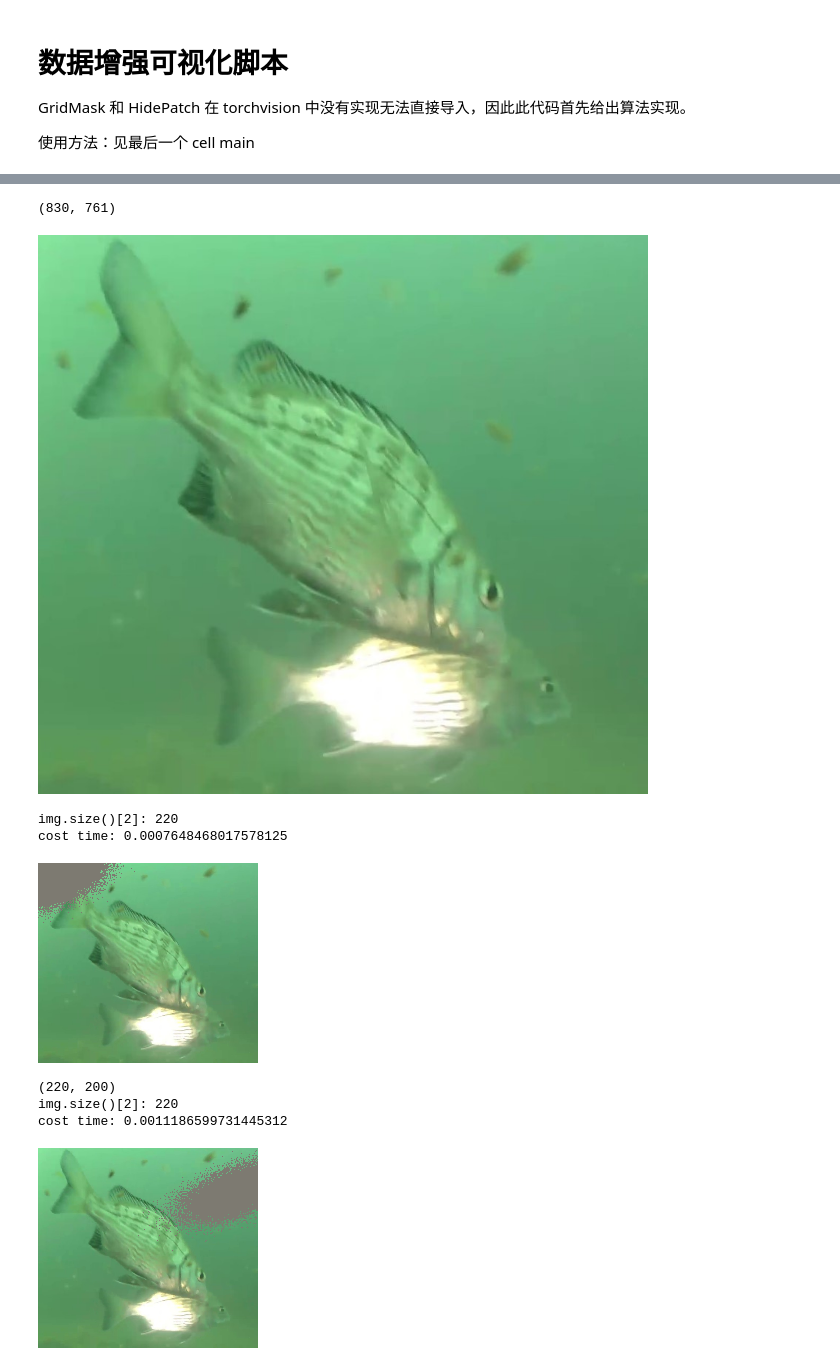
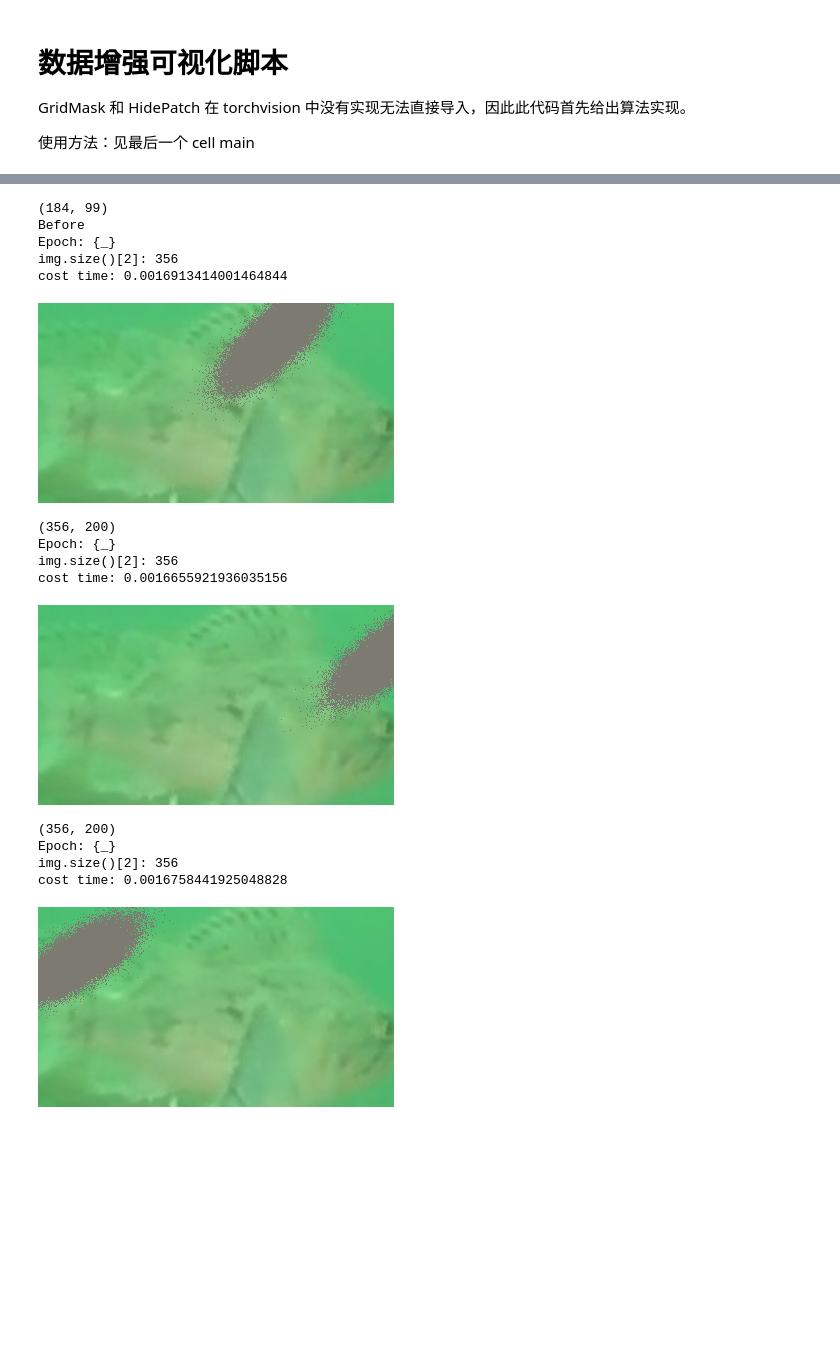
Before and after one commit to kuaizhiyan/FishTrack, a Jupyter notebook: fishtrack/data_augment_vis.ipynb, the cells around one changed output, grey strips where cells are left out. Cells and saved outputs as stored; diff of their text form; code cells hidden in the pictures; blank space fills up the shorter version.

```diff
--- a/fishtrack/data_augment_vis.ipynb
+++ b/fishtrack/data_augment_vis.ipynb
@@ -404,50 +393,99 @@ class HidePatch(object):
         return img
         # return Image.fromarray(img)
 
+class NormalizeRGB:
+    """ 自定义颜色归一化变换，减少水下图像的绿色偏移 """
+
+    def __init__(self, r_factor=1.2, g_factor=0.8, b_factor=1.1):
+        """
+        r_factor: 增强红色通道的系数
+        g_factor: 绿色通道的缩减系数
+        b_factor: 增强蓝色通道的系数
+        """
+        self.r_factor = r_factor
+        self.g_factor = g_factor
+        self.b_factor = b_factor
+
+    def __call__(self, img):
+        """
+        处理输入的 Tensor 图像，调整 RGB 通道
+        输入:
+            img: 形状为 (C, H, W) 的 Tensor，值范围 [0, 1]
+        输出:
+            处理后的 Tensor
+        """
+        if not isinstance(img, torch.Tensor):
+            raise TypeError("输入图像必须是 PyTorch Tensor")
+
+        if img.ndimension() != 3 or img.shape[0] != 3:
+            raise ValueError("输入图像必须是形状 (C, H, W) 的 RGB 图像")
+
+        r, g, b = img[0], img[1], img[2]
+
+        # 应用通道调整
+        r = torch.clamp(r * self.r_factor, 0, 1)
+        g = torch.clamp(g * self.g_factor, 0, 1)
+        b = torch.clamp(b * self.b_factor, 0, 1)
+
+        return torch.stack([r, g, b])
+
+    def __repr__(self):
+        return f"NormalizeRGB(r_factor={self.r_factor}, g_factor={self.g_factor}, b_factor={self.b_factor})"
+
 
 if __name__ == '__main__':
 
     # STEP 1. 修改输入图像路径
-    img = Image.open('/home/kzy/project/Remote-BoT-SORT/mytools/Erasing/img/225-1.jpg')
+    # img = Image.open('/home/kzy/project/Remote-BoT-SORT/mytools/Erasing/img/225-1.jpg')
+    img = Image.open('/home/kzy/project/PartDecoder/mmdetection/fishtrack/dataaug_vis/input/29_16.jpg')
     print(img.size)
-    img.show()
+    # img.show()
 
     # STEP 2. 修改注释，选择使用具体的数据增强方法
     trans = T.Compose([
                 # transforms.Resize(256),
                 # transforms.Normalize((0.5,0.5,0.5),(0.5,0.5,0.5)),
                 # transforms.RandomErasing(p=1,value=[0.4914, 0.4822, 0.4465])
 
                 T.ToTensor(),
-                T.Resize([200, 220]),
+                # NormalizeRGB(),
+                T.Resize([200, 356]),
                 # p 固定为1，thetal ,density:生成密度; ratioh:长短轴的比例, [thetal,thetah]:[0,90],
-                GaussianErasing(probability=1.0,thetal=0,density=1,ratioh=2),
+                GaussianErasing(probability=1.0,sl=0.4,sh=0.6,thetal=45,density=1,ratiol=2,ratioh=2.5),
                 # T.RandomErasing(p=1.0,value=[0.4914, 0.4822, 0.4465])    # p 是擦除概率，此处设为 1.0 固定出发即可
                 # Cutout(n_holes=1,length=100)                             #
                 # GridMask(50,70,mode=1)                                   # d1,d2 : Grid 的宽高
                 # HidePatch(hide_prob=0.3)                                 # hide_prob: 最大面积
 
                 ])
 
+    print("Before")
     # STEP 3. 修改循环次数，决定尝试次数
-    for _ in range(20):
-
+    for _ in range(50):
+        print("Epoch: {_}")
         img1 = trans(img)
         time1 = time.time()
 
         img1 = T.ToPILImage()(img1)
         time2 = time.time()
 
         print('cost time:',time2-time1)
         img1.show()
         print(img1.size)
 # %% [output]
-(830, 761)
+(184, 99)
+Before
+Epoch: {_}
+img.size()[2]: 356
+cost time: 0.0016913414001464844
-[figure, old version]
+[figure, new version]
-img.size()[2]: 220
-cost time: 0.0007648468017578125
+(356, 200)
+Epoch: {_}
+img.size()[2]: 356
+cost time: 0.0016655921936035156
-[figure, old version]
+[figure, new version]
-(220, 200)
-img.size()[2]: 220
-cost time: 0.0011186599731445312
+(356, 200)
+Epoch: {_}
+img.size()[2]: 356
+cost time: 0.0016758441925048828
-[figure, old version]
+[figure, new version]
```
Also changed, not shown: parts of 2 cells of this notebook, 12 other files.
